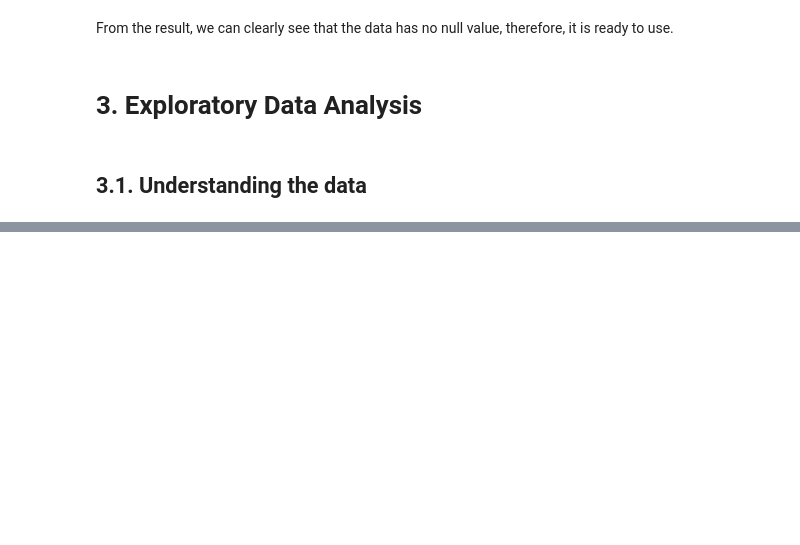
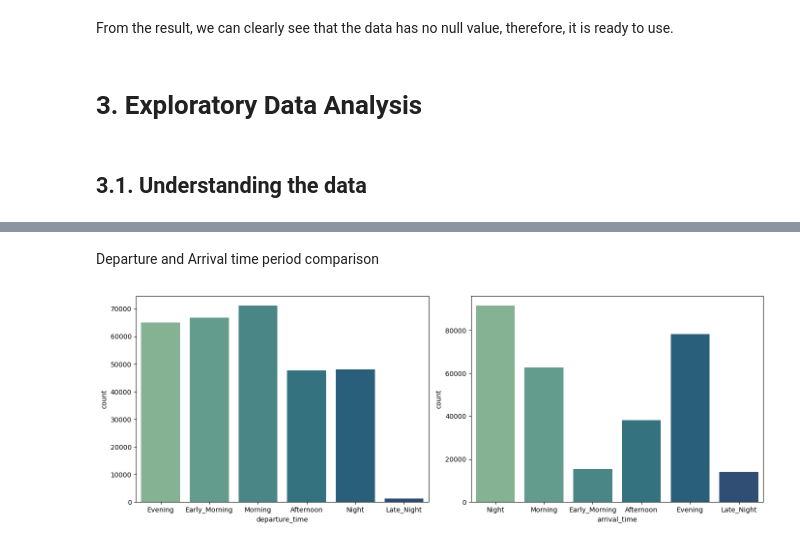
Before and after one commit to hungphanquocviet/flight-price-prediction, a Jupyter notebook: flight_price_notebook.ipynb, the cells around one changed output, grey strips where cells are left out. Drawn from its saved outputs; the diff is of its cells as text; code cells hidden in the pictures; blank space fills up the shorter version.

```diff
--- a/flight_price_notebook.ipynb
+++ b/flight_price_notebook.ipynb
@@ -97,0 +176,13 @@ From the result, we can clearly see that the data has no null value, therefore,
+# %% [markdown]
+Departure and Arrival time period comparison
+# %%
+f,axs = plt.subplots(1,2,figsize=(14,5))
+dep_arr = ['departure_time', 'arrival_time']
+
+for i,ax in enumerate(axs.flatten()):
+    # Plot the data
+    sb.countplot(data=df, x=dep_arr[i],ax=ax, palette = "crest")
+
+plt.tight_layout()
+# %% [output]
+[figure, added]
```
Also changed, not shown: parts of 17 cells of this notebook.
